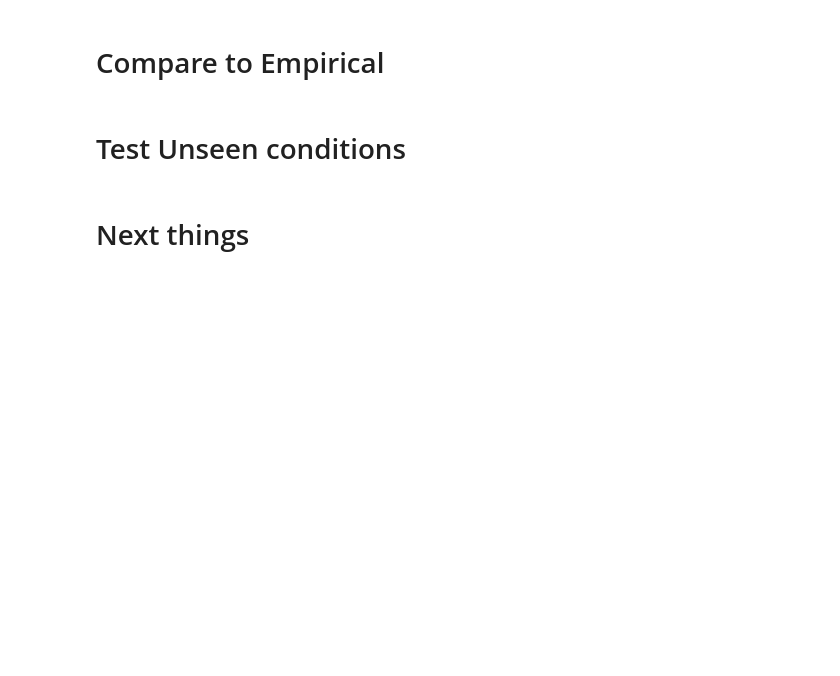
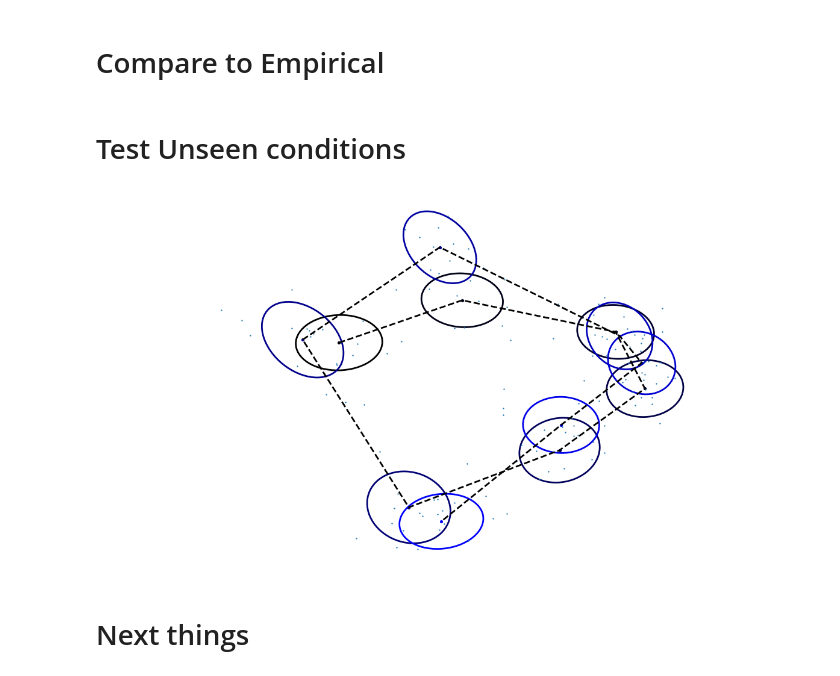
Before and after one commit to scastedo/wishart-process, a Jupyter notebook: z_castedo_wishart_test_2.ipynb, the cells around one changed output. Saved outputs shown, nothing was run; the diff lists cells and outputs as text; code cells hidden in the pictures; blank space fills up the shorter version.

```diff
--- a/z_castedo_wishart_test_2.ipynb
+++ b/z_castedo_wishart_test_2.ipynb
@@ -35,19 +35,19 @@ from scipy.io import loadmat
 #import data
 
 import matplotlib.pyplot as plt
-HUNGRY_DECONV = np.load('../Data/predictions_fullTrace_hungry.npy', allow_pickle=True)
+HUNGRY_DECONV = np.load('../../Data/predictions_fullTrace_hungry.npy', allow_pickle=True)
 print(HUNGRY_DECONV.shape)
 
 FOOD_RESTRICTED_HUNGRY = [1,2,3,6,7,9,11,12]
 CONTROL_HUNGRY = [0,4,5,8,10,13]
 
 
-AngStim_data = '../Data/metadata_deconv/stimAngle_hungry.mat'
+AngStim_data = '../../Data/metadata_deconv/stimAngle_hungry.mat'
 ANG_STIM_DATA = loadmat(AngStim_data, simplify_cells= True)
 HUNGRY_ANGLE = ANG_STIM_DATA['order_of_stim_arossAnimals']
 print(HUNGRY_ANGLE[0].shape)
 
-SfStim_data = '../Data/metadata_deconv/stimSpatFreq_hungry.mat'
+SfStim_data = '../../Data/metadata_deconv/stimSpatFreq_hungry.mat'
 SF_STIM_DATA = loadmat(SfStim_data, simplify_cells= True)
 HUNGRY_SF = SF_STIM_DATA['stimSpatFreq_arossAnimals']
 print(HUNGRY_SF[0].shape)
@@ -425,18 +447,20 @@ visualizations.draw_ellipse(empirical_mu[:,None],empirical_sigma,plt.cm.hsv(np.l
 # %%
 # Given
 # -----
 # X_test : ndarray, (num_test_conditions x num_variables), test data from first network.
 
 # Interpolate covariances in unseen test conditions
 # test at 200 points instead of C
-x_test = jnp.linspace(0, C-1, 100)  # shape (200, 1)
+x_test = jnp.linspace(0, C-1, 12)  # shape (200, 1)
 
 with numpyro.handlers.seed(rng_seed=SEED):
     mu_test_hat, sigma_test_hat, F_test_hat = posterior.sample(x_test)
 
 visualizations.visualize_pc(
     mu_test_hat[:,None],sigma_test_hat,pc=TEST_RESPONSE.reshape(TEST_RESPONSE.shape[0]*TEST_RESPONSE.shape[1],-1)
 )
+# %% [output]
+[figure, added]
 # %% [markdown]
 # Next things
 # %%
```
Also changed, not shown: parts of 6 cells of this notebook, 1 other file.
